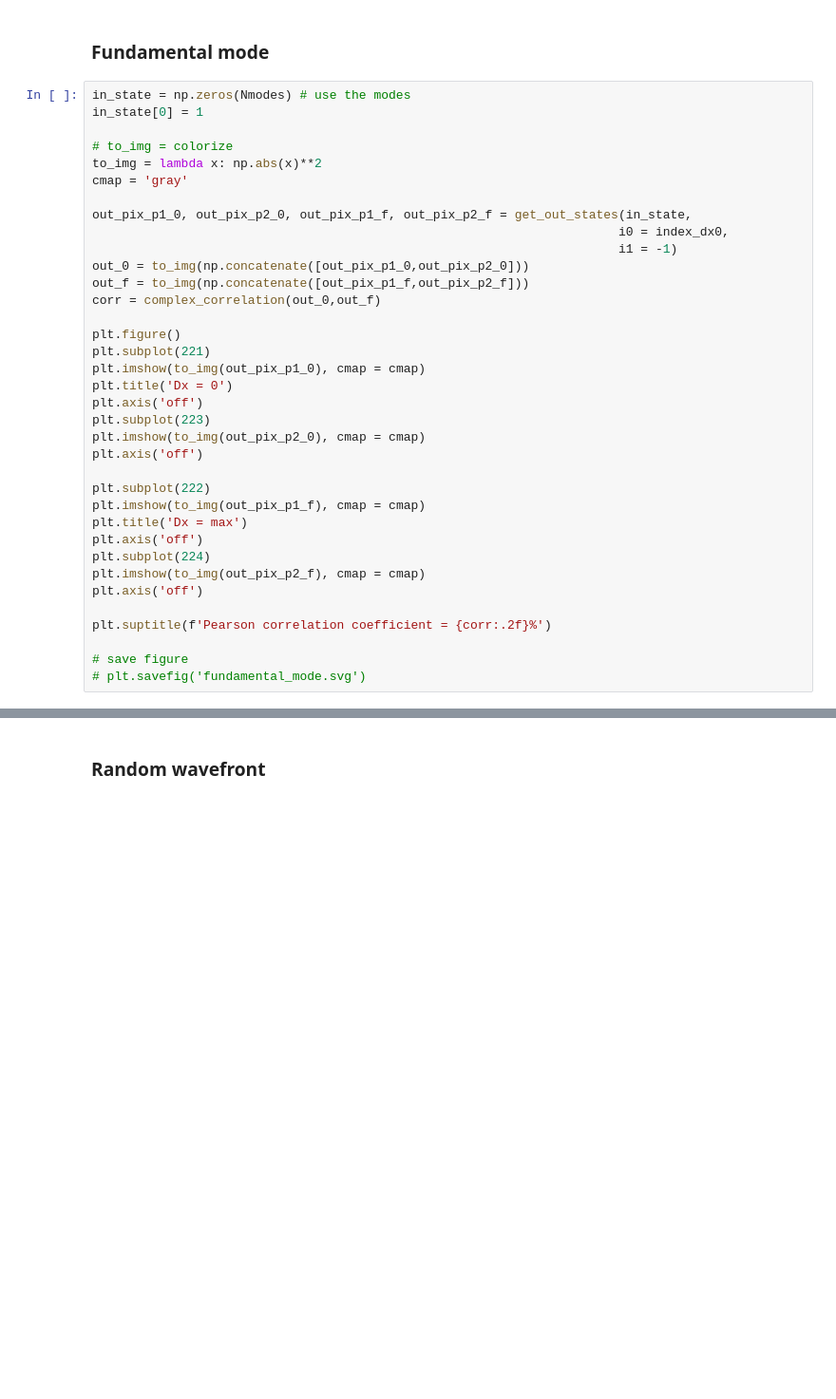
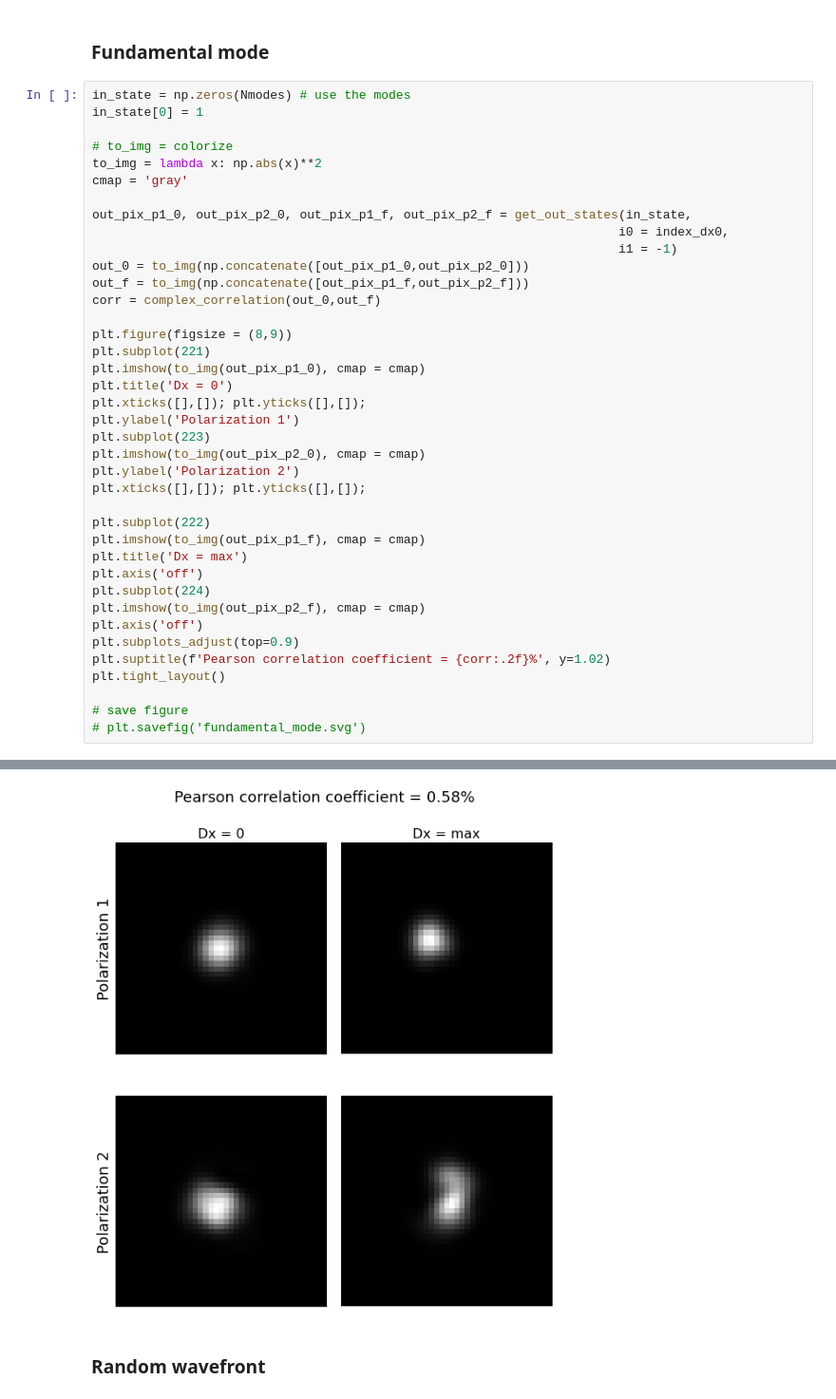
Before and after one commit to wavefrontshaping/article_MMF_disorder, a Jupyter notebook: Analysis/Analysis_Deformation.ipynb, the cells around one changed output, grey strips where cells are left out. Shown: that part at 95% size. Saved outputs shown, nothing was run; the diff lists cells and outputs as text; blank space fills up the shorter version.

```diff
--- a/Analysis/Analysis_Deformation.ipynb
+++ b/Analysis/Analysis_Deformation.ipynb
@@ -309,14 +307,16 @@ out_0 = to_img(np.concatenate([out_pix_p1_0,out_pix_p2_0]))
 out_f = to_img(np.concatenate([out_pix_p1_f,out_pix_p2_f]))
 corr = complex_correlation(out_0,out_f)
 
-plt.figure()
+plt.figure(figsize = (8,9))
 plt.subplot(221)
 plt.imshow(to_img(out_pix_p1_0), cmap = cmap)
 plt.title('Dx = 0')
-plt.axis('off')
+plt.xticks([],[]); plt.yticks([],[]);
+plt.ylabel('Polarization 1')
 plt.subplot(223)
 plt.imshow(to_img(out_pix_p2_0), cmap = cmap)
-plt.axis('off')
+plt.ylabel('Polarization 2')
+plt.xticks([],[]); plt.yticks([],[]);
 
 plt.subplot(222)
 plt.imshow(to_img(out_pix_p1_f), cmap = cmap)
@@ -325,8 +325,9 @@ plt.axis('off')
 plt.subplot(224)
 plt.imshow(to_img(out_pix_p2_f), cmap = cmap)
 plt.axis('off')
-
-plt.suptitle(f'Pearson correlation coefficient = {corr:.2f}%')
+plt.subplots_adjust(top=0.9)
+plt.suptitle(f'Pearson correlation coefficient = {corr:.2f}%', y=1.02)
+plt.tight_layout()
 
 # save figure
 # plt.savefig('fundamental_mode.svg')
@@ -336,3 +335,4 @@ Text(0.5, 0.98, 'Pearson correlation coefficient = 0.58%')
+[figure, added]
 # %% [markdown]
 ### Random wavefront
 # %%
```
Also changed, not shown: parts of 13 cells of this notebook, 1 other file.
